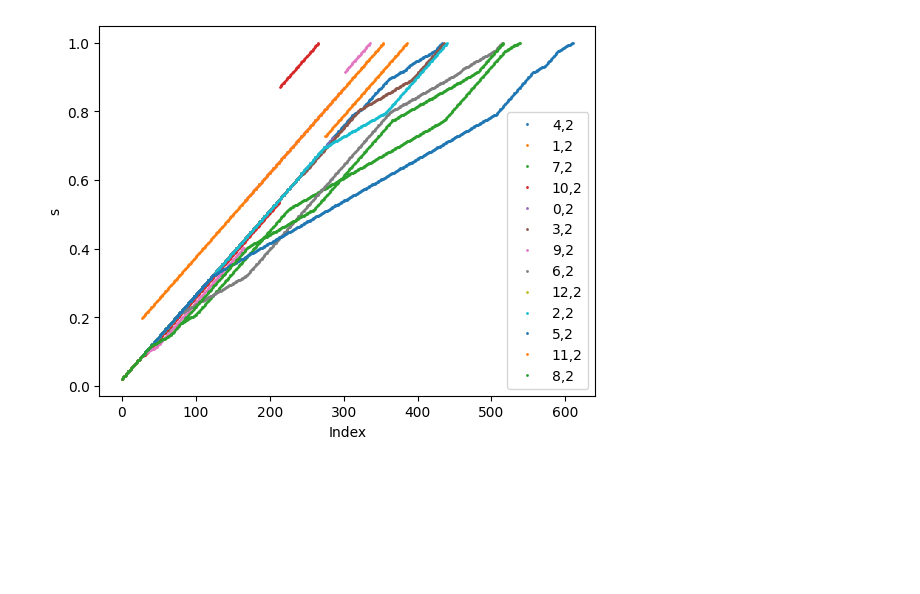
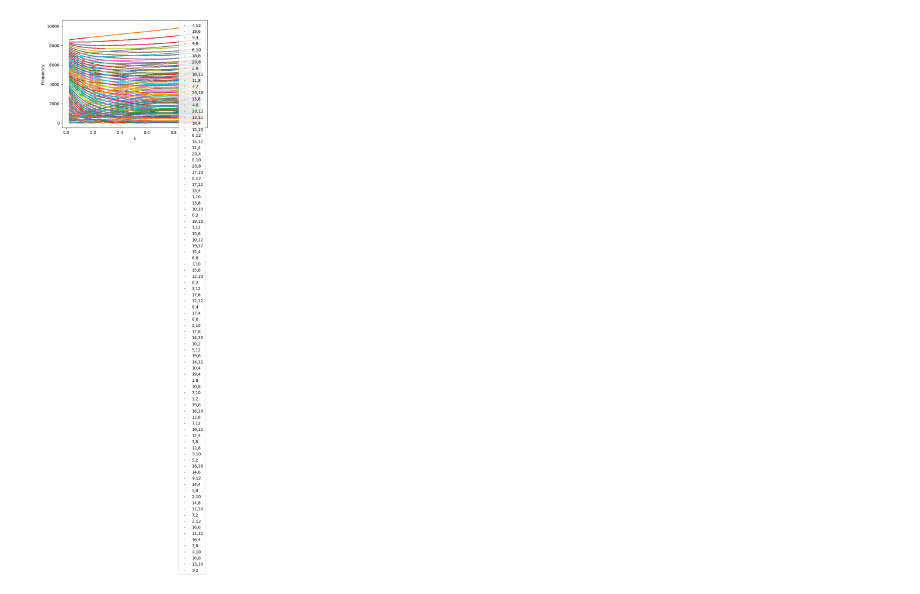
Before and after one commit to arknyazev/shearalfvenwave, a Jupyter notebook: Tokamak_Continuum/plotter.ipynb, the cells around one changed output. Saved outputs shown, nothing was run; the diff lists cells and outputs as text; code cells hidden in the pictures; blank space fills up the shorter version.

```diff
--- a/Tokamak_Continuum/plotter.ipynb
+++ b/Tokamak_Continuum/plotter.ipynb
@@ -6,14 +6,16 @@ stellgap_results = sg.AlfvenSpecData.from_dir('.')
 # %%
 import matplotlib.pyplot as plt
 
-plt.figure()
-for i in range(13):
-    plt.plot(modes[i].s, label=f'{modes[i].m},{modes[i].n}', marker='o', linestyle='none', markersize=1)
+modes = stellgap_results.get_modes()
 
 
-plt.xlabel("Index")
-plt.ylabel("s")
+plt.figure()
+for i in range(len(modes)):
+    plt.plot(modes[i].s,  modes[i].freq,  marker='o', linestyle='none', markersize=1, label=f'{modes[i].m},{modes[i].n}')
+
+plt.xlabel("s")
+plt.ylabel("Frequency")
 plt.legend()
 plt.show()
 # %% [output]
-[figure, old version]
+[figure, new version]
```
Also changed, not shown: parts of 33 cells of this notebook.
